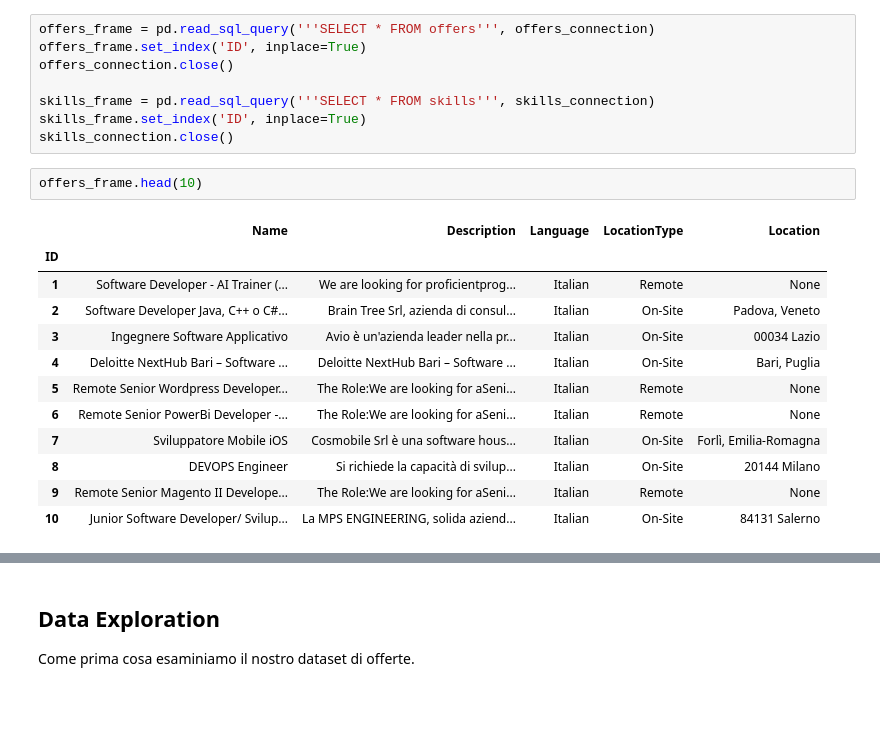
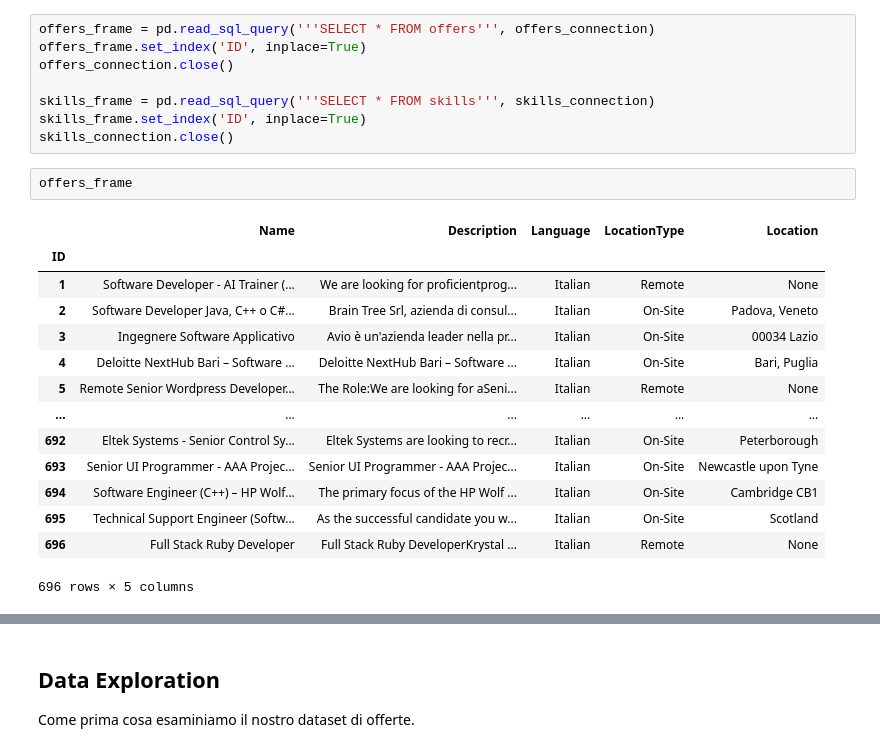
Before and after one commit to antoninoLorenzo/RecommenderSystem_TC, a Jupyter notebook: demo/notebooks/offers.ipynb, the cells around one changed output, grey strips where cells are left out. Cells and saved outputs as stored; diff of their text form; blank space fills up the shorter version.

```diff
--- a/demo/notebooks/offers.ipynb
+++ b/demo/notebooks/offers.ipynb
@@ -17,20 +17,22 @@ skills_frame = pd.read_sql_query('''SELECT * FROM skills''', skills_connection)
 skills_frame.set_index('ID', inplace=True)
 skills_connection.close()
 # %%
-offers_frame.head(10)
+offers_frame
 # %% [output]
 |  | Name | Description | Language | LocationType | Location |
 | ID |  |  |  |  |  |
 | 1 | Software Developer - AI Trainer (... | We are looking for proficientprog... | Italian | Remote | None |
 | 2 | Software Developer Java, C++ o C#... | Brain Tree Srl, azienda di consul... | Italian | On-Site | Padova, Veneto |
 | 3 | Ingegnere Software Applicativo | Avio è un'azienda leader nella pr... | Italian | On-Site | 00034 Lazio |
 | 4 | Deloitte NextHub Bari – Software ... | Deloitte NextHub Bari – Software ... | Italian | On-Site | Bari, Puglia |
 | 5 | Remote Senior Wordpress Developer... | The Role:We are looking for aSeni... | Italian | Remote | None |
-| 6 | Remote Senior PowerBi Developer -... | The Role:We are looking for aSeni... | Italian | Remote | None |
-| 7 | Sviluppatore Mobile iOS | Cosmobile Srl è una software hous... | Italian | On-Site | Forlì, Emilia-Romagna |
-| 8 | DEVOPS Engineer | Si richiede la capacità di svilup... | Italian | On-Site | 20144 Milano |
-| 9 | Remote Senior Magento II Develope... | The Role:We are looking for aSeni... | Italian | Remote | None |
-| 10 | Junior Software Developer/ Svilup... | La MPS ENGINEERING, solida aziend... | Italian | On-Site | 84131 Salerno |
+| ... | ... | ... | ... | ... | ... |
+| 692 | Eltek Systems - Senior Control Sy... | Eltek Systems are looking to recr... | Italian | On-Site | Peterborough |
+| 693 | Senior UI Programmer - AAA Projec... | Senior UI Programmer - AAA Projec... | Italian | On-Site | Newcastle upon Tyne |
+| 694 | Software Engineer (C++) – HP Wolf... | The primary focus of the HP Wolf ... | Italian | On-Site | Cambridge CB1 |
+| 695 | Technical Support Engineer (Softw... | As the successful candidate you w... | Italian | On-Site | Scotland |
+| 696 | Full Stack Ruby Developer | Full Stack Ruby DeveloperKrystal ... | Italian | Remote | None |
+696 rows × 5 columns
 # %%
 skills_frame.head(10)
 # %% [output]
```
Also changed, not shown: parts of 4 cells of this notebook, 4 other files.
